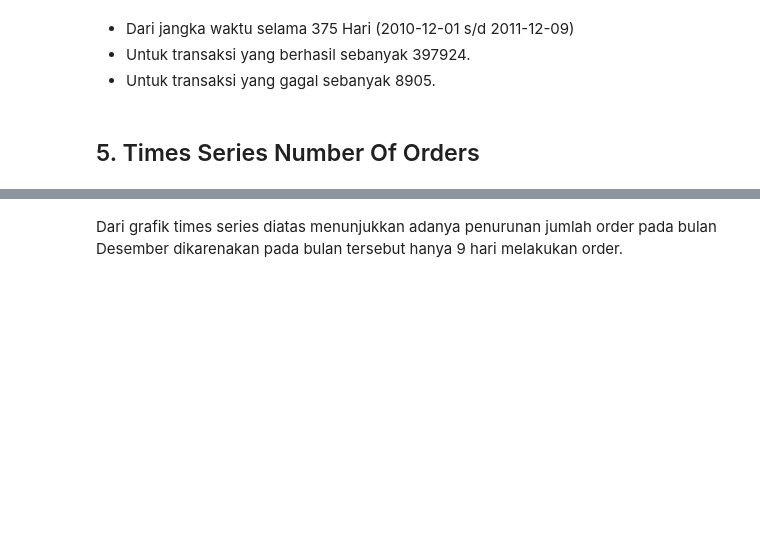
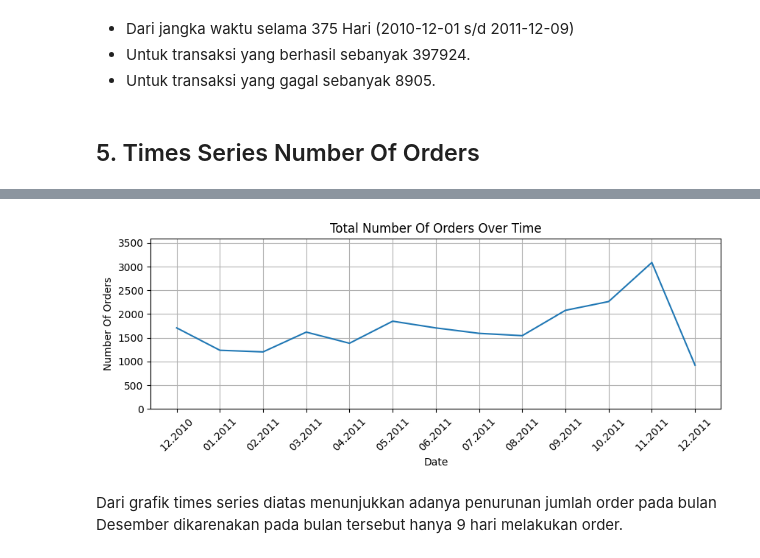
Before and after one commit to Mr-Ug/Learn-Data-Science, a Jupyter notebook: Data Science/Project Latihan 1/Project_Latihan_1.ipynb, the cells around one changed output, grey strips where cells are left out. Saved outputs shown, nothing was run; the diff lists cells and outputs as text; code cells hidden in the pictures; blank space fills up the shorter version.

```diff
--- a/Data Science/Project Latihan 1/Project_Latihan_1.ipynb
+++ b/Data Science/Project Latihan 1/Project_Latihan_1.ipynb
@@ -17,5 +34,3 @@ Df.dtypes
-# %%
-Df['InvoiceDate'] = Df['InvoiceDate'].apply(pd.Timestamp)
 # %% [markdown]
 ## 2. Data Cleaning
 # %%
@@ -115,23 +198,25 @@ InvoiceDate12.tail(1)
 # %%
-Ax = pd.DataFrame(Pesanan_Bulanan.values).plot(
+Ax = pd.DataFrame(Transaksi_perbulan.values).plot(
     grid=True,
     figsize=(10,3),
     legend=False
 )
 
 Ax.set_xlabel('Date')
 Ax.set_ylabel('Number Of Orders')
 Ax.set_title('Total Number Of Orders Over Time')
 
-Ax.set_ylim([0, max(Pesanan_Bulanan.values)+500])
+Ax.set_ylim([0, max(Transaksi_perbulan.values)+500])
 
 plt.xticks(
-    range(len(Pesanan_Bulanan.index)),
-    [x.strftime('%m.%Y') for x in Pesanan_Bulanan.index],
+    range(len(Transaksi_perbulan.index)),
+    [x.strftime('%m.%Y') for x in Transaksi_perbulan.index],
     rotation=45
 )
 
 plt.show()
+# %% [output]
+[figure, added]
 # %% [markdown]
 Dari grafik times series diatas menunjukkan adanya penurunan jumlah order pada bulan Desember dikarenakan pada bulan tersebut hanya 9 hari melakukan order.
 # %% [markdown]
```
Also changed, not shown: parts of 20 cells of this notebook, 1 other file.
